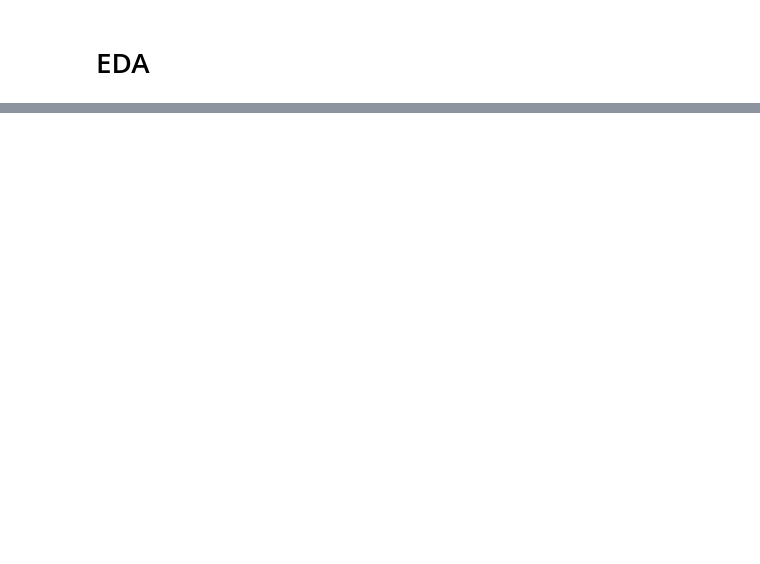
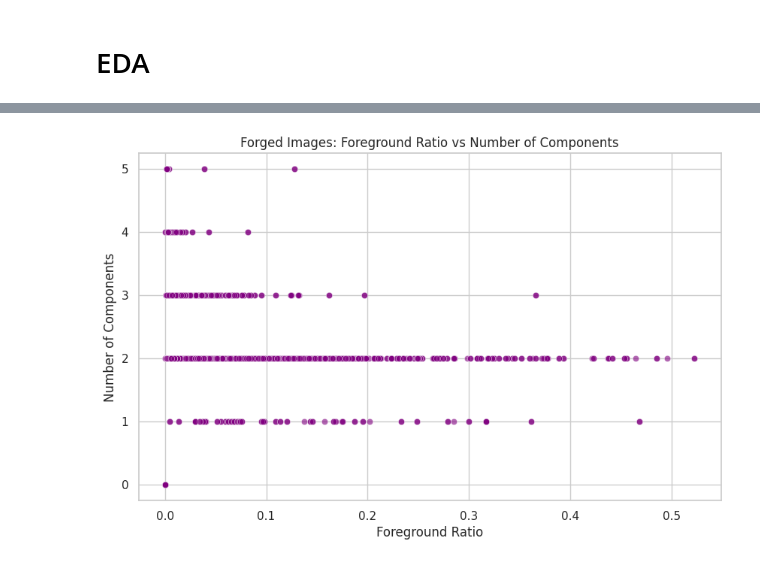
Before and after one commit to aliowx/data-analysis, a Jupyter notebook: forgery-unet-baseline-v1.ipynb, the cells around one changed output, grey strips where cells are left out. Saved outputs shown, nothing was run; the diff lists cells and outputs as text; code cells hidden in the pictures; blank space fills up the shorter version.

```diff
--- a/forgery-unet-baseline-v1.ipynb
+++ b/forgery-unet-baseline-v1.ipynb
@@ -102,0 +67,23 @@ Total authentic images: 0
+# %%
+def load_mask(mask_path, img_shape):
+    H, W = img_shape[:2]
+    if H == 0 or W == 0:
+        return np.zeros((0, 0), dtype=np.uint8)
+    if mask_path is None:
+        return np.zeros((H, W), dtype=np.uint8)
+    try:
+        mask = np.load(mask_path)
+    except Exception as e:
+        print(f"Error loading mask {mask_path}: {e}")
+        return np.zeros((H, W), dtype=np.uint8)
+    if mask.size == 0:
+        return np.zeros((H, W), dtype=np.uint8)
+    if mask.ndim == 1 or mask.size != H * W:
+        return np.zeros((H, W), dtype=np.uint8)
+    else:
+        try:
+            mask = mask.reshape((H, W))
+        except:
+            return np.zeros((H, W), dtype=np.uint8)
+    mask = (mask > 0).astype(np.uint8)
+    return mask
@@ -120,0 +158,10 @@ plt.show()
+# %%
+# Scatter plot
+plt.figure(figsize=(10, 6))
+sns.scatterplot(x=fg_ratios, y=n_components, alpha=0.6, color='purple')
+plt.xlabel("Foreground Ratio")
+plt.ylabel("Number of Components")
+plt.title("Forged Images: Foreground Ratio vs Number of Components")
+plt.show()
+# %% [output]
+[figure, added]
```
Also changed, not shown: parts of 19 cells of this notebook.
